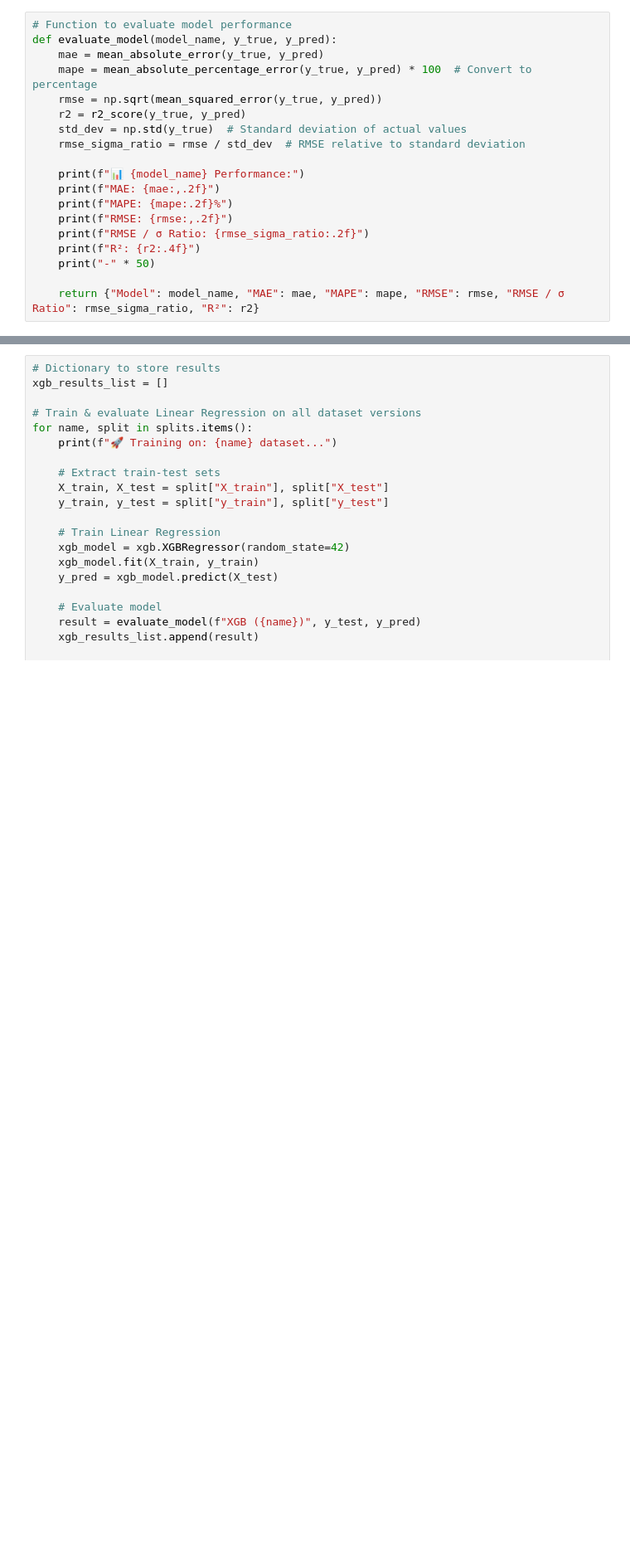
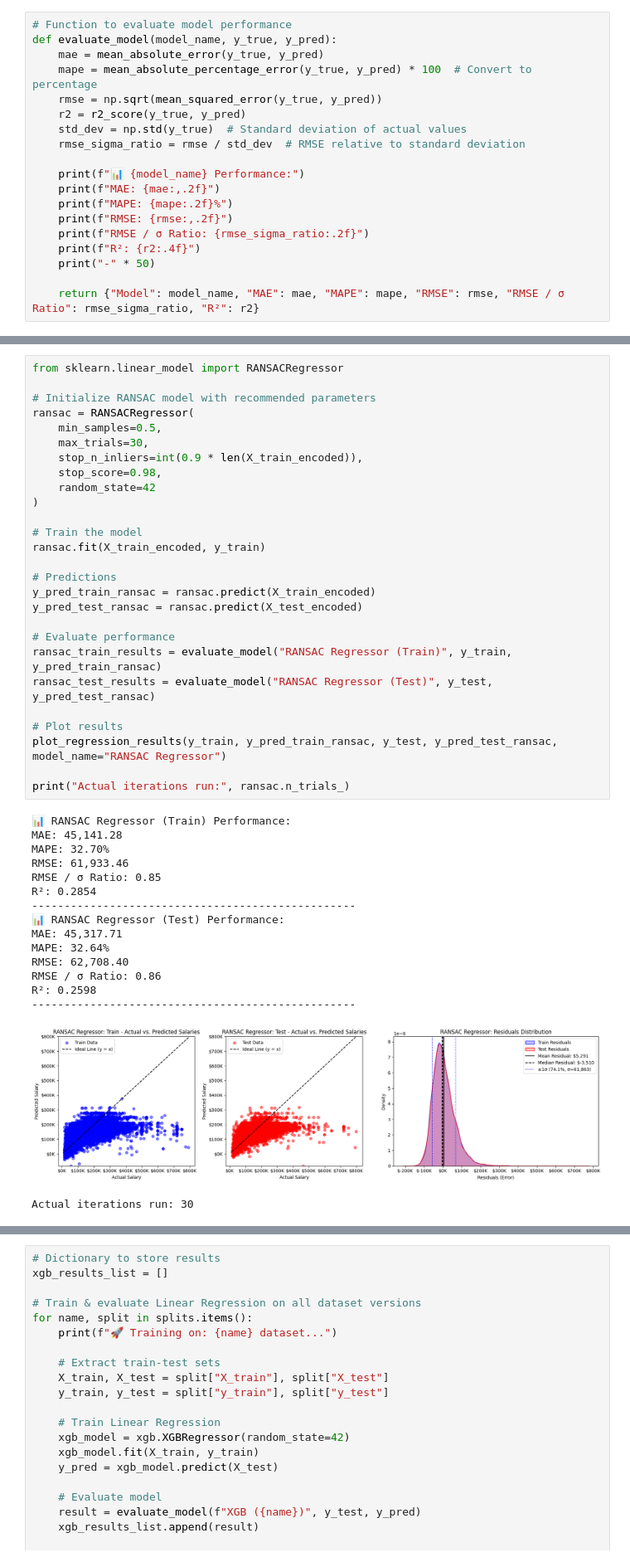
Before and after one commit to danielbehargithub/LinkedIn_Salary, a Jupyter notebook: Salary/Salary_prediction_model.ipynb, the cells around one changed output, grey strips where cells are left out. Shown at 83% size. Drawn from its saved outputs; the diff is of its cells as text; blank space fills up the shorter version.

```diff
--- a/Salary/Salary_prediction_model.ipynb
+++ b/Salary/Salary_prediction_model.ipynb
@@ -206,0 +368,44 @@ Linear Regression (Full Data) 45855.05984 34.360109 61822.539698        0.842898
+# %%
+from sklearn.linear_model import RANSACRegressor
+
+# Initialize RANSAC model with recommended parameters
+ransac = RANSACRegressor(
+    min_samples=0.5,
+    max_trials=30,
+    stop_n_inliers=int(0.9 * len(X_train_encoded)),
+    stop_score=0.98,
+    random_state=42
+)
+
+# Train the model
+ransac.fit(X_train_encoded, y_train)
+
+# Predictions
+y_pred_train_ransac = ransac.predict(X_train_encoded)
+y_pred_test_ransac = ransac.predict(X_test_encoded)
+
+# Evaluate performance
+ransac_train_results = evaluate_model("RANSAC Regressor (Train)", y_train, y_pred_train_ransac)
+ransac_test_results = evaluate_model("RANSAC Regressor (Test)", y_test, y_pred_test_ransac)
+
+# Plot results
+plot_regression_results(y_train, y_pred_train_ransac, y_test, y_pred_test_ransac, model_name="RANSAC Regressor")
+
+print("Actual iterations run:", ransac.n_trials_)
+# %% [output]
+📊 RANSAC Regressor (Train) Performance:
+MAE: 45,141.28
+MAPE: 32.70%
+RMSE: 61,933.46
+RMSE / σ Ratio: 0.85
+R²: 0.2854
+--------------------------------------------------
+📊 RANSAC Regressor (Test) Performance:
+MAE: 45,317.71
+MAPE: 32.64%
+RMSE: 62,708.40
+RMSE / σ Ratio: 0.86
+R²: 0.2598
+--------------------------------------------------
+[figure, added]
+Actual iterations run: 30
```
Also changed, not shown: parts of 16 cells of this notebook.
